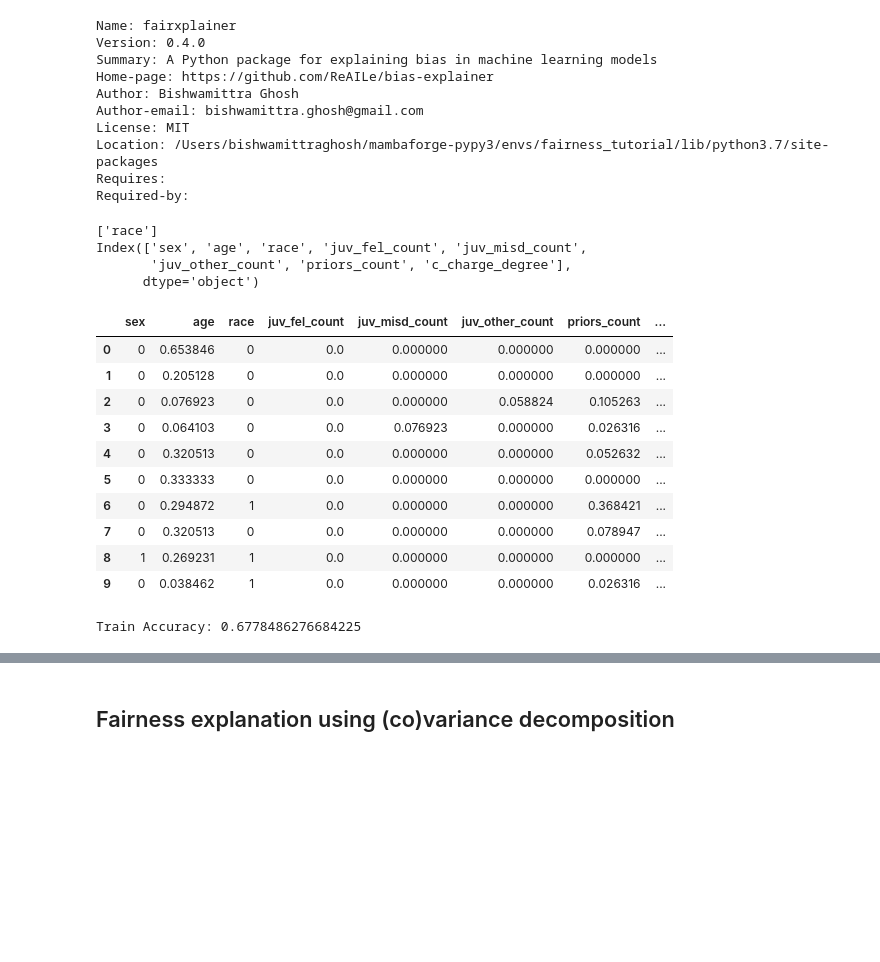
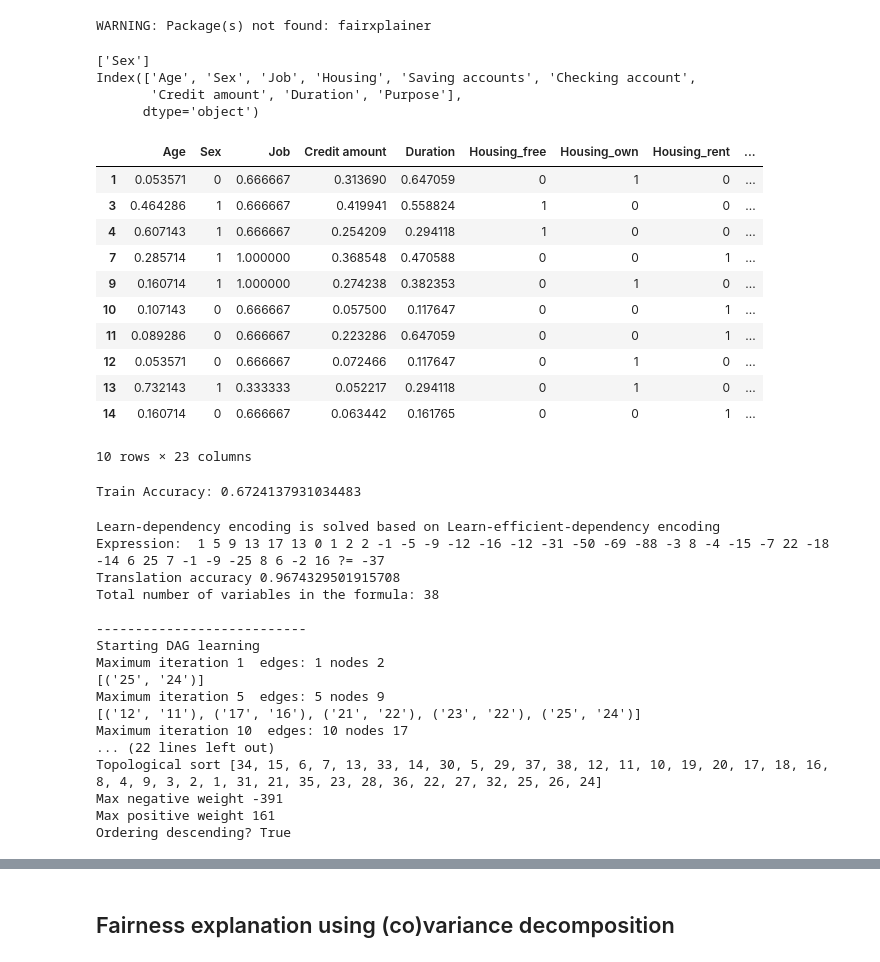
Before and after one commit to bishwamittra/script_tutorial_fairness, a Jupyter notebook: combined.ipynb, the cells around one changed output, grey strips where cells are left out. Saved outputs shown, nothing was run; the diff lists cells and outputs as text; code cells hidden in the pictures; blank space fills up the shorter version.

```diff
--- a/combined.ipynb
+++ b/combined.ipynb
@@ -21,90 +21,99 @@ import justicia.utils
 from justicia.metrics import Metric
 
 
-sys.path.append("../")
 from data.objects.adult import Adult
 from data.objects.ricci import Ricci
 from data.objects.titanic import Titanic
 from data.objects.compas import Compas
 from data.objects.german import German
 # %% [output]
-Name: fairxplainer
-Version: 0.4.0
-Summary: A Python package for explaining bias in machine learning models
-Home-page: https://github.com/ReAILe/bias-explainer
-Author: Bishwamittra Ghosh
-Author-email: bishwamittra.ghosh@gmail.com
-License: MIT
-Location: /Users/bishwamittraghosh/mambaforge-pypy3/envs/fairness_tutorial/lib/python3.7/site-packages
-Requires:
-Required-by:
+WARNING: Package(s) not found: fairxplainer
 # %%
 verbose = False
-dataset_name = "compas"
+dataset_name = "german"
 if(dataset_name == "adult"):
     dataset = Adult(verbose=verbose, config=2) # config defines configuration for sensitive groups
     df = dataset.get_df()
 elif(dataset_name == "ricci"):
     dataset = Ricci(verbose=verbose, config=0) # config defines configuration for sensitive groups
     df = dataset.get_df()
 elif(dataset_name == "titanic"):
     dataset = Titanic(verbose=verbose, config=2) # config defines configuration for sensitive groups
     df = dataset.get_df()
 elif(dataset_name == "compas"):
     dataset = Compas(verbose=verbose, config=1) # config defines configuration for sensitive groups
     df = dataset.get_df()
 elif(dataset_name == "german"):
     dataset = German(verbose=verbose, config=2) # config defines configuration for sensitive groups
     df = dataset.get_df()
 else:
     raise ValueError()
 
 
 # get X,y
 X = df.drop(['target'], axis=1)
 y = df['target']
 
 print(dataset.known_sensitive_attributes)
 print(X.columns)
 
 # one-hot encoding for categorical features (this takes care of Label encoding automatically)
 X = utils.get_one_hot_encoded_df(X,dataset.categorical_attributes)
 
 X.head(10)
 # %% [output]
-['race']
-Index(['sex', 'age', 'race', 'juv_fel_count', 'juv_misd_count',
-       'juv_other_count', 'priors_count', 'c_charge_degree'],
+['Sex']
+Index(['Age', 'Sex', 'Job', 'Housing', 'Saving accounts', 'Checking account',
+       'Credit amount', 'Duration', 'Purpose'],
       dtype='object')
-|  | sex | age | race | juv_fel_count | juv_misd_count | juv_other_count | priors_count | ... |
-| 0 | 0 | 0.653846 | 0 | 0.0 | 0.000000 | 0.000000 | 0.000000 | ... |
-| 1 | 0 | 0.205128 | 0 | 0.0 | 0.000000 | 0.000000 | 0.000000 | ... |
-| 2 | 0 | 0.076923 | 0 | 0.0 | 0.000000 | 0.058824 | 0.105263 | ... |
-| 3 | 0 | 0.064103 | 0 | 0.0 | 0.076923 | 0.000000 | 0.026316 | ... |
-| 4 | 0 | 0.320513 | 0 | 0.0 | 0.000000 | 0.000000 | 0.052632 | ... |
-| 5 | 0 | 0.333333 | 0 | 0.0 | 0.000000 | 0.000000 | 0.000000 | ... |
-| 6 | 0 | 0.294872 | 1 | 0.0 | 0.000000 | 0.000000 | 0.368421 | ... |
-| 7 | 0 | 0.320513 | 0 | 0.0 | 0.000000 | 0.000000 | 0.078947 | ... |
-| 8 | 1 | 0.269231 | 1 | 0.0 | 0.000000 | 0.000000 | 0.000000 | ... |
-| 9 | 0 | 0.038462 | 1 | 0.0 | 0.000000 | 0.000000 | 0.026316 | ... |
+|  | Age | Sex | Job | Credit amount | Duration | Housing_free | Housing_own | Housing_rent | ... |
+| 1 | 0.053571 | 0 | 0.666667 | 0.313690 | 0.647059 | 0 | 1 | 0 | ... |
+| 3 | 0.464286 | 1 | 0.666667 | 0.419941 | 0.558824 | 1 | 0 | 0 | ... |
+| 4 | 0.607143 | 1 | 0.666667 | 0.254209 | 0.294118 | 1 | 0 | 0 | ... |
+| 7 | 0.285714 | 1 | 1.000000 | 0.368548 | 0.470588 | 0 | 0 | 1 | ... |
+| 9 | 0.160714 | 1 | 1.000000 | 0.274238 | 0.382353 | 0 | 1 | 0 | ... |
+| 10 | 0.107143 | 0 | 0.666667 | 0.057500 | 0.117647 | 0 | 0 | 1 | ... |
+| 11 | 0.089286 | 0 | 0.666667 | 0.223286 | 0.647059 | 0 | 0 | 1 | ... |
+| 12 | 0.053571 | 0 | 0.666667 | 0.072466 | 0.117647 | 0 | 1 | 0 | ... |
+| 13 | 0.732143 | 1 | 0.333333 | 0.052217 | 0.294118 | 0 | 1 | 0 | ... |
+| 14 | 0.160714 | 0 | 0.666667 | 0.063442 | 0.161765 | 0 | 0 | 1 | ... |
+10 rows × 23 columns
 # %%
 clf = LogisticRegression()
 clf.fit(X, y)
 print("\nTrain Accuracy:", sklearn.metrics.accuracy_score(clf.predict(X.values),y.values))
 # %% [output]
-Train Accuracy: 0.6778486276684225
+Train Accuracy: 0.6724137931034483
 # %%
 metric = Metric(model=clf,
                 data=X,
                 sensitive_attributes=dataset.known_sensitive_attributes,
-                verbose=False,
+                verbose=True,
                 encoding="best-correlated",
-                dag_threshold=0.4)
+                dag_threshold=1)
 metric.compute()
 print("Sensitive attributes", metric.given_sensitive_attributes)
 print("Disparate Impact:", metric.disparate_impact_ratio)
 print("Statistical Parity:", metric.statistical_parity_difference)
 print("Time taken", metric.time_taken, "seconds")
+# %% [output]
+Learn-dependency encoding is solved based on Learn-efficient-dependency encoding
+Expression:  1 5 9 13 17 13 0 1 2 2 -1 -5 -9 -12 -16 -12 -31 -50 -69 -88 -3 8 -4 -15 -7 22 -18 -14 6 25 7 -1 -9 -25 8 6 -2 16 ?= -37
+Translation accuracy 0.9674329501915708
+Total number of variables in the formula: 38
+
+---------------------------
+Starting DAG learning
+Maximum iteration 1  edges: 1 nodes 2
+[('25', '24')]
+Maximum iteration 5  edges: 5 nodes 9
+[('12', '11'), ('17', '16'), ('21', '22'), ('23', '22'), ('25', '24')]
+Maximum iteration 10  edges: 10 nodes 17
+... (22 lines left out)
+Topological sort [34, 15, 6, 7, 13, 33, 14, 30, 5, 29, 37, 38, 12, 11, 10, 19, 20, 17, 18, 16, 8, 4, 9, 3, 2, 1, 31, 21, 35, 23, 28, 36, 22, 27, 32, 25, 26, 24]
+Max negative weight -391
+Max positive weight 161
+Ordering descending? True
 # %%
 import numpy as np
 import seaborn as sns
```
Also changed, not shown: parts of 5 cells of this notebook, 14 other files.
